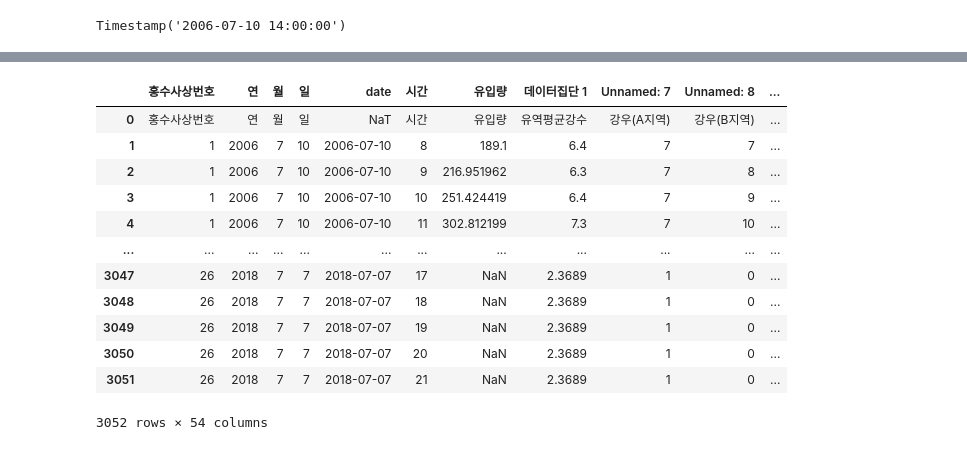
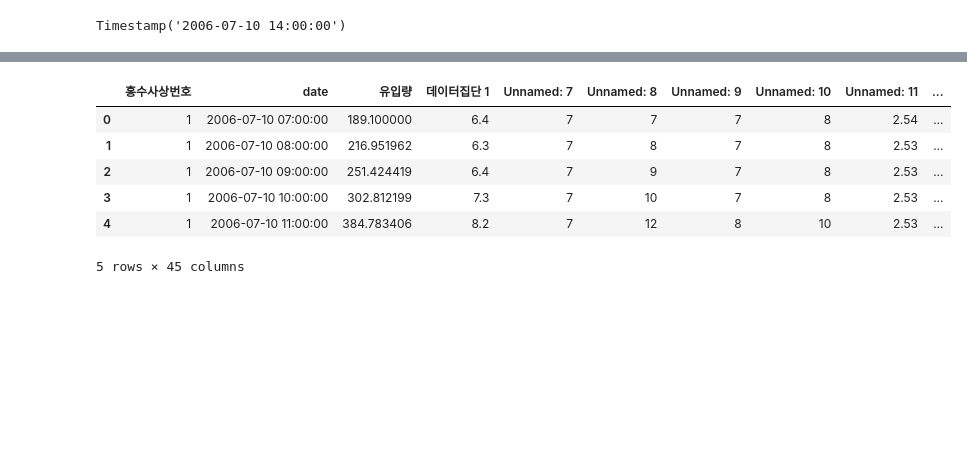
Before and after one commit to dannyljw/bigcontest, a Jupyter notebook: addDate_to_excel.ipynb, the cells around one changed output, grey strips where cells are left out. Cells and saved outputs as stored; diff of their text form; code cells hidden in the pictures; blank space fills up the shorter version.

```diff
--- a/addDate_to_excel.ipynb
+++ b/addDate_to_excel.ipynb
@@ -105,17 +141,12 @@ df = df.drop('Date', axis = 1)
-# %%
-df
-# %% [output]
-|  | 홍수사상번호 | 연 | 월 | 일 | date | 시간 | 유입량 | 데이터집단 1 | Unnamed: 7 | Unnamed: 8 | ... |
-| 0 | 홍수사상번호 | 연 | 월 | 일 | NaT | 시간 | 유입량 | 유역평균강수 | 강우(A지역) | 강우(B지역) | ... |
-| 1 | 1 | 2006 | 7 | 10 | 2006-07-10 | 8 | 189.1 | 6.4 | 7 | 7 | ... |
-| 2 | 1 | 2006 | 7 | 10 | 2006-07-10 | 9 | 216.951962 | 6.3 | 7 | 8 | ... |
-| 3 | 1 | 2006 | 7 | 10 | 2006-07-10 | 10 | 251.424419 | 6.4 | 7 | 9 | ... |
-| 4 | 1 | 2006 | 7 | 10 | 2006-07-10 | 11 | 302.812199 | 7.3 | 7 | 10 | ... |
-| ... | ... | ... | ... | ... | ... | ... | ... | ... | ... | ... | ... |
-| 3047 | 26 | 2018 | 7 | 7 | 2018-07-07 | 17 | NaN | 2.3689 | 1 | 0 | ... |
-| 3048 | 26 | 2018 | 7 | 7 | 2018-07-07 | 18 | NaN | 2.3689 | 1 | 0 | ... |
-| 3049 | 26 | 2018 | 7 | 7 | 2018-07-07 | 19 | NaN | 2.3689 | 1 | 0 | ... |
-| 3050 | 26 | 2018 | 7 | 7 | 2018-07-07 | 20 | NaN | 2.3689 | 1 | 0 | ... |
-| 3051 | 26 | 2018 | 7 | 7 | 2018-07-07 | 21 | NaN | 2.3689 | 1 | 0 | ... |
-3052 rows × 54 columns
+# %%
+df =df.drop(['연','월','일','시간','dateInt','Date'], axis = 1)
+df.head()
+# %% [output]
+|  | 홍수사상번호 | date | 유입량 | 데이터집단 1 | Unnamed: 7 | Unnamed: 8 | Unnamed: 9 | Unnamed: 10 | Unnamed: 11 | ... |
+| 0 | 1 | 2006-07-10 07:00:00 | 189.100000 | 6.4 | 7 | 7 | 7 | 8 | 2.54 | ... |
+| 1 | 1 | 2006-07-10 08:00:00 | 216.951962 | 6.3 | 7 | 8 | 7 | 8 | 2.53 | ... |
+| 2 | 1 | 2006-07-10 09:00:00 | 251.424419 | 6.4 | 7 | 9 | 7 | 8 | 2.53 | ... |
+| 3 | 1 | 2006-07-10 10:00:00 | 302.812199 | 7.3 | 7 | 10 | 7 | 8 | 2.53 | ... |
+| 4 | 1 | 2006-07-10 11:00:00 | 384.783406 | 8.2 | 7 | 12 | 8 | 10 | 2.53 | ... |
+5 rows × 45 columns
 # %%
```
Also changed, not shown: parts of 13 cells of this notebook, 5 other files.
